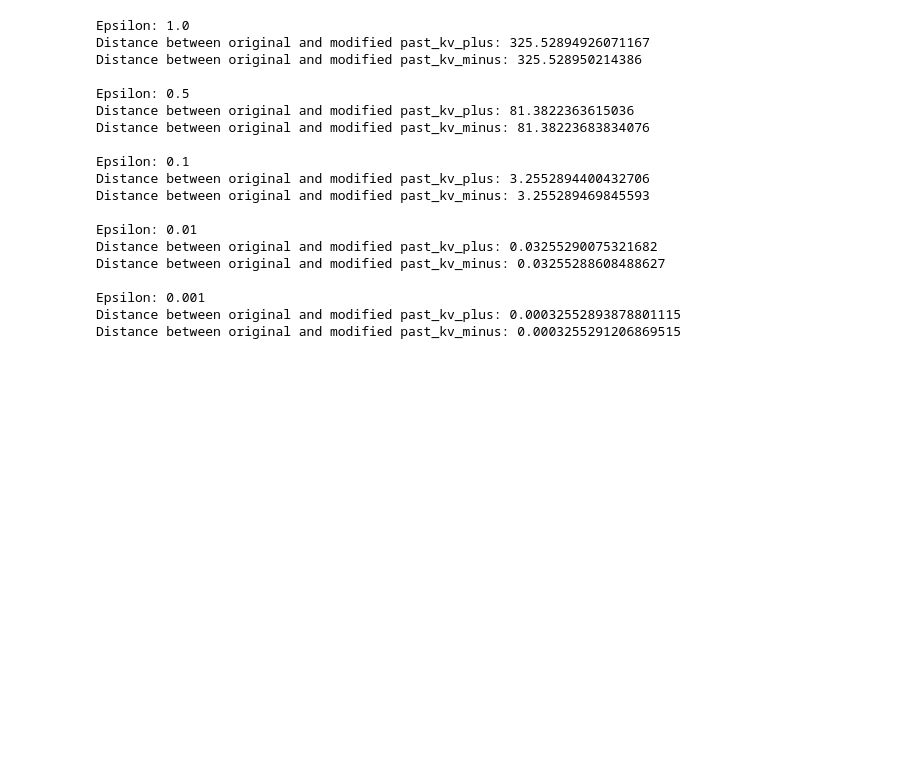
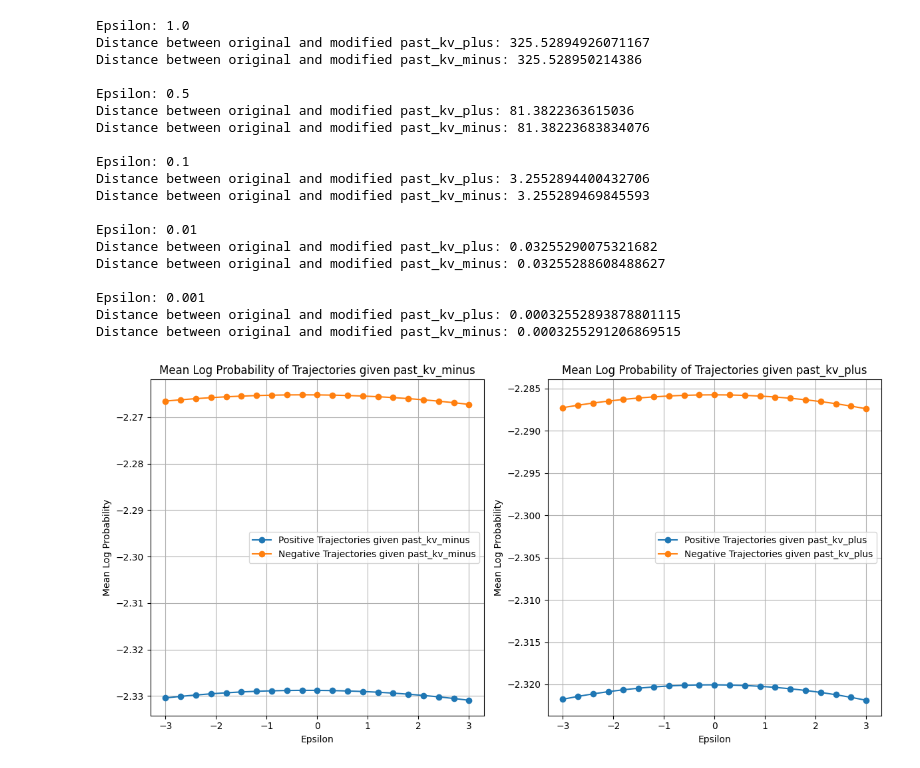
Before and after one commit to amanb2000/Emo_LLM, a Jupyter notebook: notebooks/Nudge_Trajectory_via_Activations.ipynb, the cells around one changed output. Cells and saved outputs as stored; diff of their text form; code cells hidden in the pictures; blank space fills up the shorter version.

```diff
--- a/notebooks/Nudge_Trajectory_via_Activations.ipynb
+++ b/notebooks/Nudge_Trajectory_via_Activations.ipynb
@@ -93,7 +93,7 @@ print(f"\tshape [batch, num_heads, seq_len, head_dim]")
 # %%
 # Set the number of trajectories to sample
 num_trajectories = 200
-max_length = 10
+max_length = 100
 # %%
 # Function to sample a trajectory given the model, tokenizer, prompt, and past_kv
 def sample_trajectory(model, tokenizer, past_kv, prompt_ids, max_length):
@@ -486,7 +480,7 @@ Distance between original and modified past_kv_plus: 0.00032552893878801115
 Distance between original and modified past_kv_minus: 0.0003255291206869515
 # %%
 # Define the range of epsilon values to explore
-epsilon_range = np.linspace(-1, 1, 21)*1
+epsilon_range = np.linspace(-1, 1, 21)*3
 
 
 # Initialize dictionaries to store the mean log probabilities for each epsilon value
@@ -517,30 +511,32 @@ for epsilon in tqdm(epsilon_range, desc="Computing log probs for epsilon"):
 
 # Convert mean log probabilities to mean probabilities
 mean_probs_plus_given_minus = {epsilon: log_prob for epsilon, log_prob in mean_log_probs_plus_given_minus.items()}
 mean_probs_plus_given_plus = {epsilon: log_prob for epsilon, log_prob in mean_log_probs_plus_given_plus.items()}
 mean_probs_minus_given_minus = {epsilon: log_prob for epsilon, log_prob in mean_log_probs_minus_given_minus.items()}
 mean_probs_minus_given_plus = {epsilon: log_prob for epsilon, log_prob in mean_log_probs_minus_given_plus.items()}
 
 # Plot the mean probabilities as a function of epsilon
 plt.figure(figsize=(12, 6))
 
 plt.subplot(1, 2, 1)
 plt.plot(list(mean_probs_plus_given_minus.keys()), list(mean_probs_plus_given_minus.values()), marker='o', label='Positive Trajectories given past_kv_minus')
 plt.plot(list(mean_probs_minus_given_minus.keys()), list(mean_probs_minus_given_minus.values()), marker='o', label='Negative Trajectories given past_kv_minus')
 plt.xlabel('Epsilon')
 plt.ylabel('Mean Log Probability')
 plt.title('Mean Log Probability of Trajectories given past_kv_minus')
 plt.legend()
 plt.grid(True)
 
 plt.subplot(1, 2, 2)
 plt.plot(list(mean_probs_plus_given_plus.keys()), list(mean_probs_plus_given_plus.values()), marker='o', label='Positive Trajectories given past_kv_plus')
 plt.plot(list(mean_probs_minus_given_plus.keys()), list(mean_probs_minus_given_plus.values()), marker='o', label='Negative Trajectories given past_kv_plus')
 plt.xlabel('Epsilon')
 plt.ylabel('Mean Log Probability')
 plt.title('Mean Log Probability of Trajectories given past_kv_plus')
 plt.legend()
 plt.grid(True)
 
 plt.tight_layout()
 plt.show()
+# %% [output]
+[figure, added]
```
Also changed, not shown: parts of 7 cells of this notebook.
